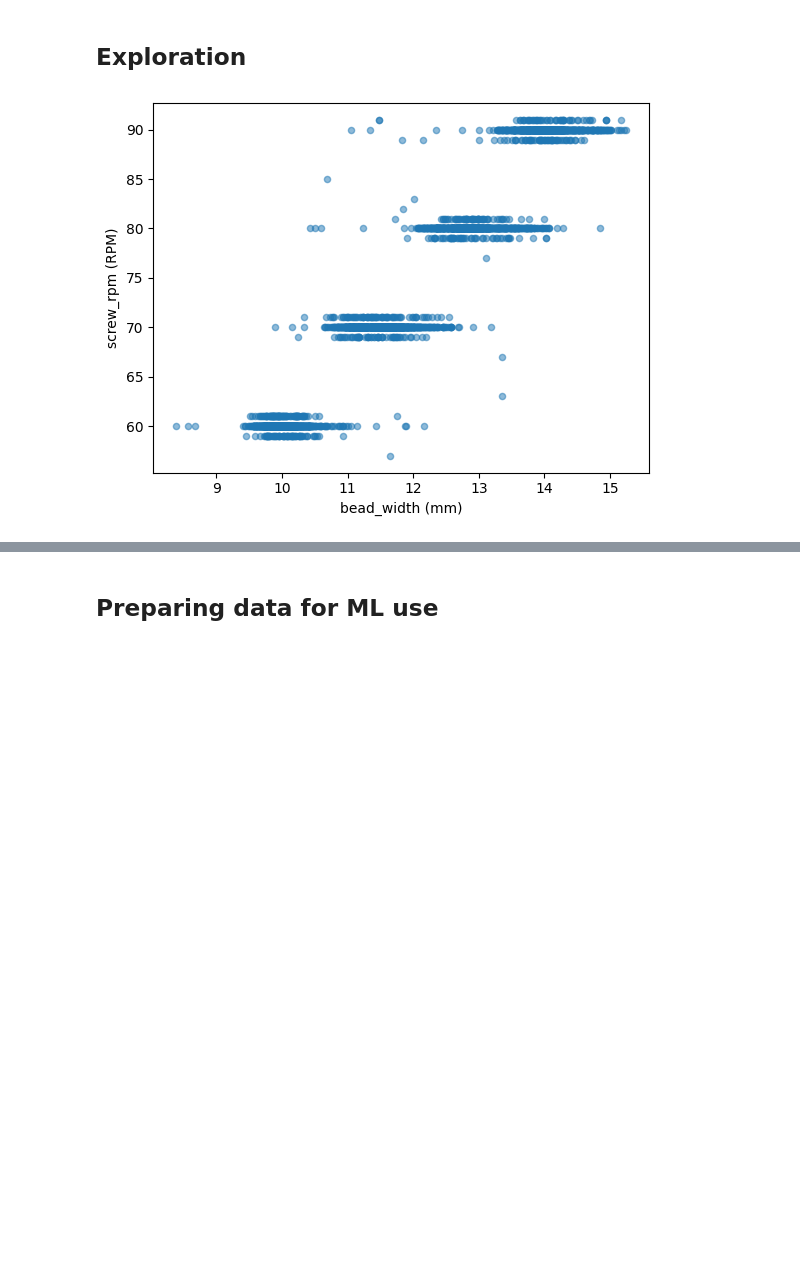
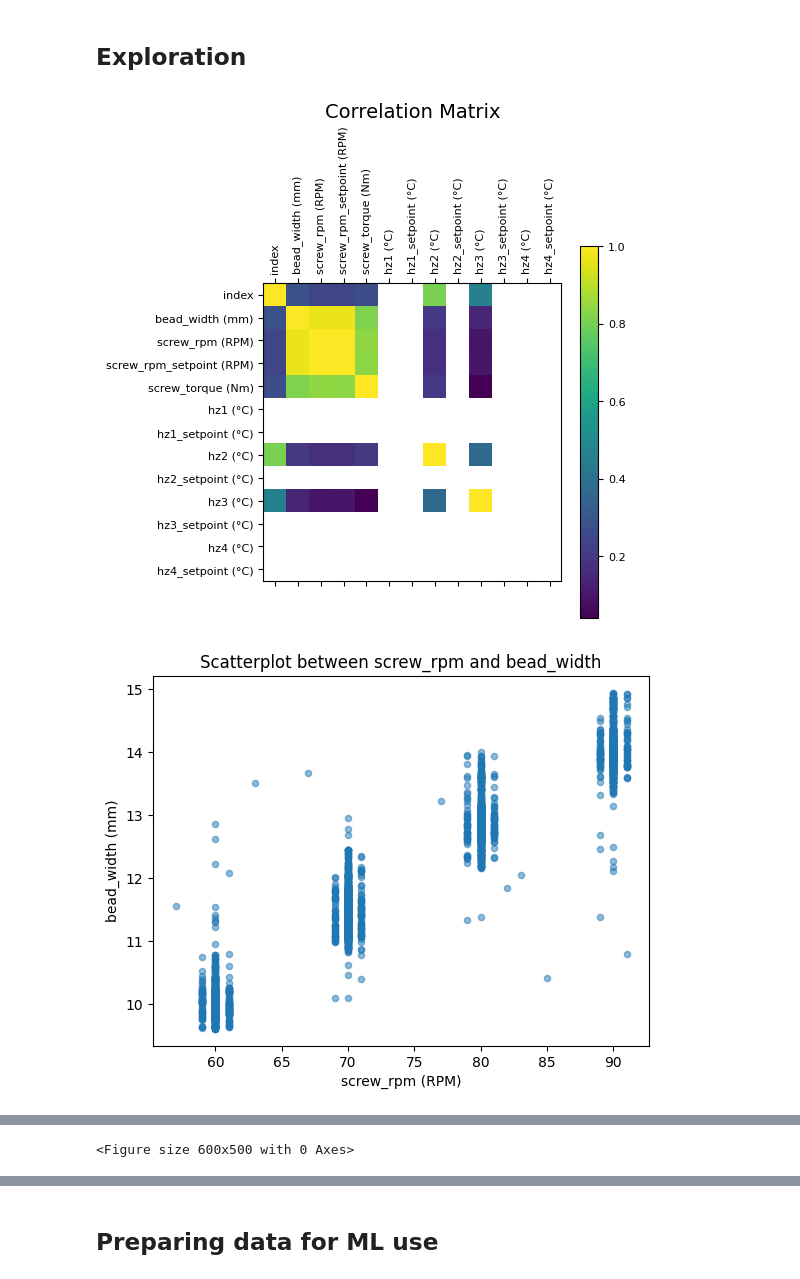
Before and after one commit to joostzaalberg/CEAD_ml, a Jupyter notebook: scripts/exploration.ipynb, the cells around one changed output, grey strips where cells are left out. Cells and saved outputs as stored; diff of their text form; code cells hidden in the pictures; blank space fills up the shorter version.

```diff
--- a/scripts/exploration.ipynb
+++ b/scripts/exploration.ipynb
@@ -48,11 +46,7 @@ start_s = '2022-09-23 14:04:45.000'
 end_s = '2022-09-23 14:17:30.000'
 
 # import, filter and outlier replacement on bead_width (mm)
-df_s = import_csv_filt(loc_s, start_s, end_s, plot_outliers=False)
-
-# choose which columns to keep
-columns_to_keep = ['bead_width (mm)', 'screw_rpm (RPM)']
-df_s = df_s[columns_to_keep]
+df_s = import_csv_filt(loc_s, start_s, end_s, plot_outliers=True)
 
 print('import and preprocessing data succesfull')
 # %% [output]
@@ -60,8 +81,29 @@ import and preprocessing data succesfull
 # %% [markdown]
 ## Exploration
 # %%
-# plot
-df_s.plot.scatter(x='bead_width (mm)', y='screw_rpm (RPM)', alpha=0.5)
+# plots
+
+plt.matshow(df_s_medianFilt.corr())
+plt.xticks(range(df_s_medianFilt.select_dtypes(['number']).shape[1]), df_s_medianFilt.select_dtypes(['number']).columns, fontsize=8, rotation=90)
+plt.yticks(range(df_s_medianFilt.select_dtypes(['number']).shape[1]), df_s_medianFilt.select_dtypes(['number']).columns, fontsize=8)
+cb = plt.colorbar()
+cb.ax.tick_params(labelsize=8)
+plt.title('Correlation Matrix', fontsize=14)
 plt.show()
+
+df_s_medianFilt.plot.scatter(x='screw_rpm (RPM)', y='bead_width (mm)', alpha = 0.5)
+plt.title('Scatterplot between screw_rpm and bead_width')
+plt.show()
+
+df_s_medianFilt.plot.scatter(x='screw_rpm_setpoint (RPM)', y='bead_width (mm)', alpha = 0.5)
+plt.title('Scatterplot between screw_rpm_setpoint and bead_width')
+plt.show()
+
+
+f = plt.figure(figsize=(6, 5))
+df_s_medianFilt.plot.scatter(x='screw_torque (Nm)', y='bead_width (mm)', alpha = 0.5)
+plt.title('Scatterplot between screw_torque and bead_width')
+plt.show()
 # %% [output]
-[figure, old version]
+[figure, new version]
+[figure, added]
@@ -67,0 +111 @@ plt.show()
+<Figure size 600x500 with 0 Axes>
```
Also changed, not shown: parts of 9 cells of this notebook, 2 other files.
